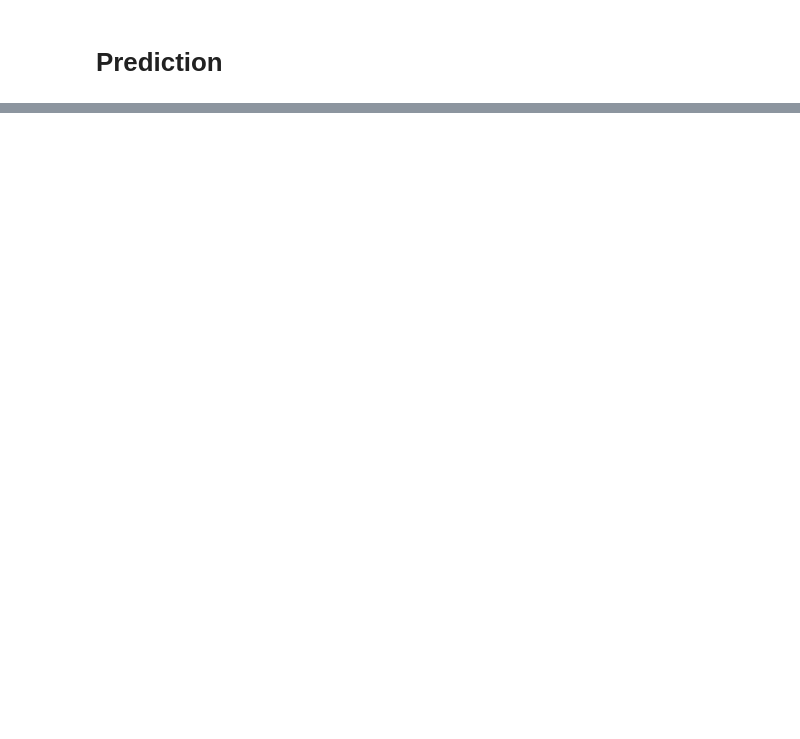
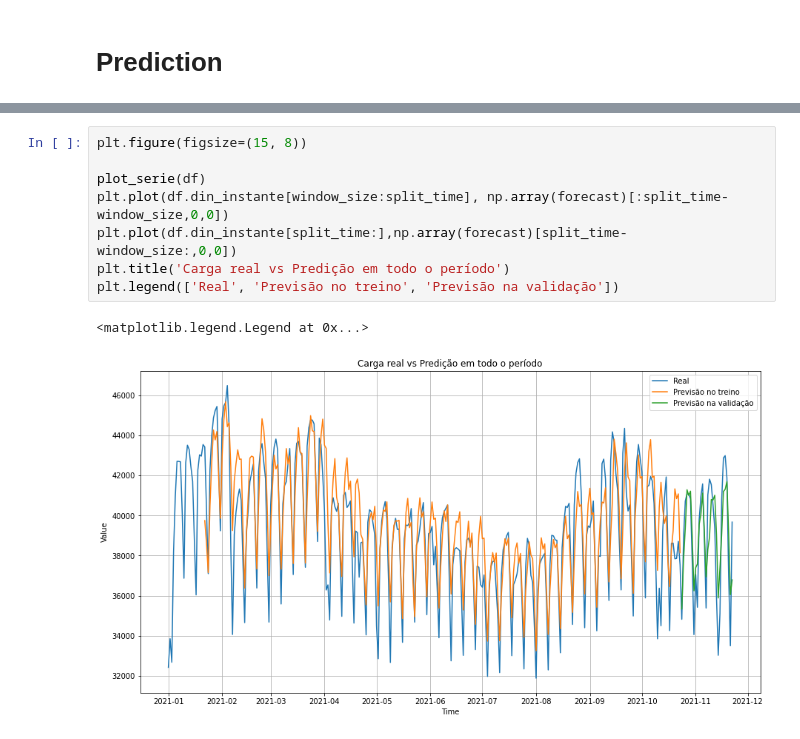
Before and after one commit to marcos-mansur/load-forecast, a Jupyter notebook: Notebook_1_DNN.ipynb, the cells around one changed output, grey strips where cells are left out. Drawn from its saved outputs; the diff is of its cells as text; blank space fills up the shorter version.

```diff
--- a/Notebook_1_DNN.ipynb
+++ b/Notebook_1_DNN.ipynb
@@ -223 +243,12 @@ plt.plot(x_valid['din_instante'], results)
+# %%
+plt.figure(figsize=(15, 8))
+
+plot_serie(df)
+plt.plot(df.din_instante[window_size:split_time], np.array(forecast)[:split_time-window_size,0,0])
+plt.plot(df.din_instante[split_time:],np.array(forecast)[split_time-window_size:,0,0])
+plt.title('Carga real vs Predição em todo o período')
+plt.legend(['Real', 'Previsão no treino', 'Previsão na validação'])
+# %% [output]
+<matplotlib.legend.Legend at 0x...>
+[figure, added]
 # %%
```
Also changed, not shown: parts of 16 cells of this notebook.
